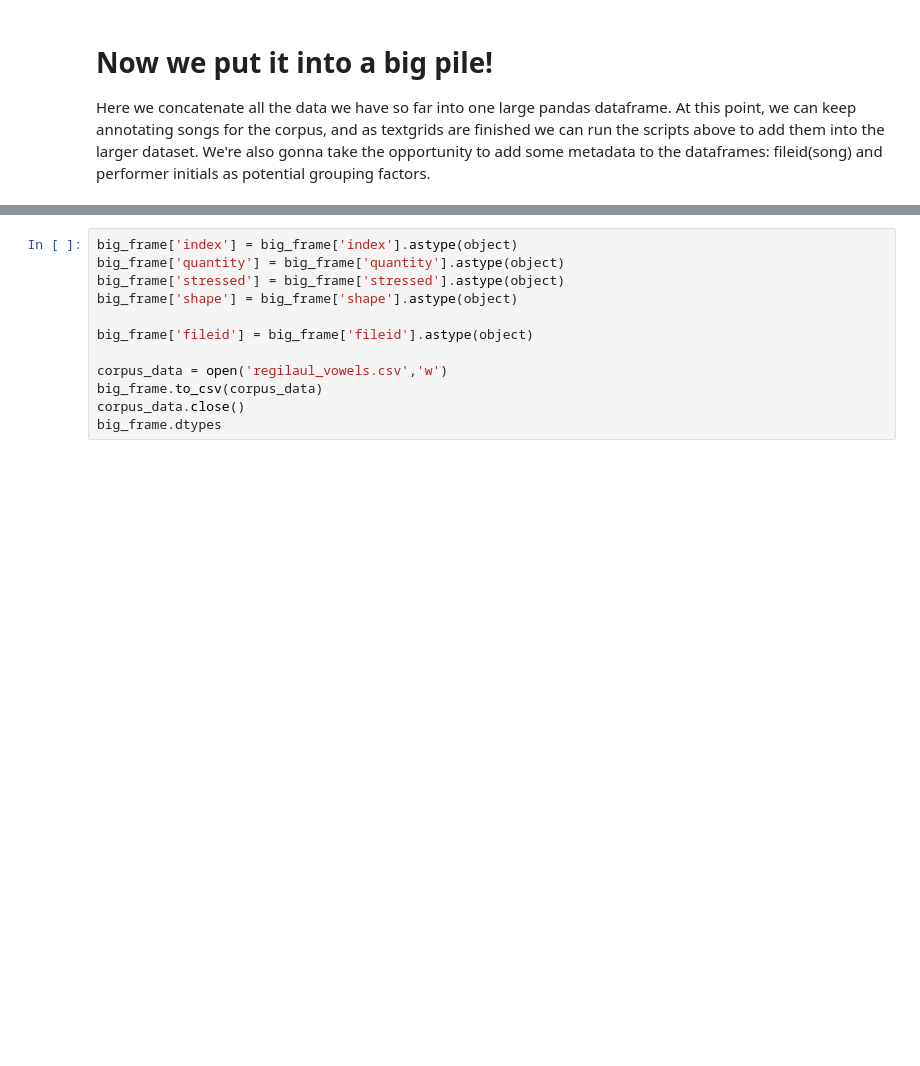
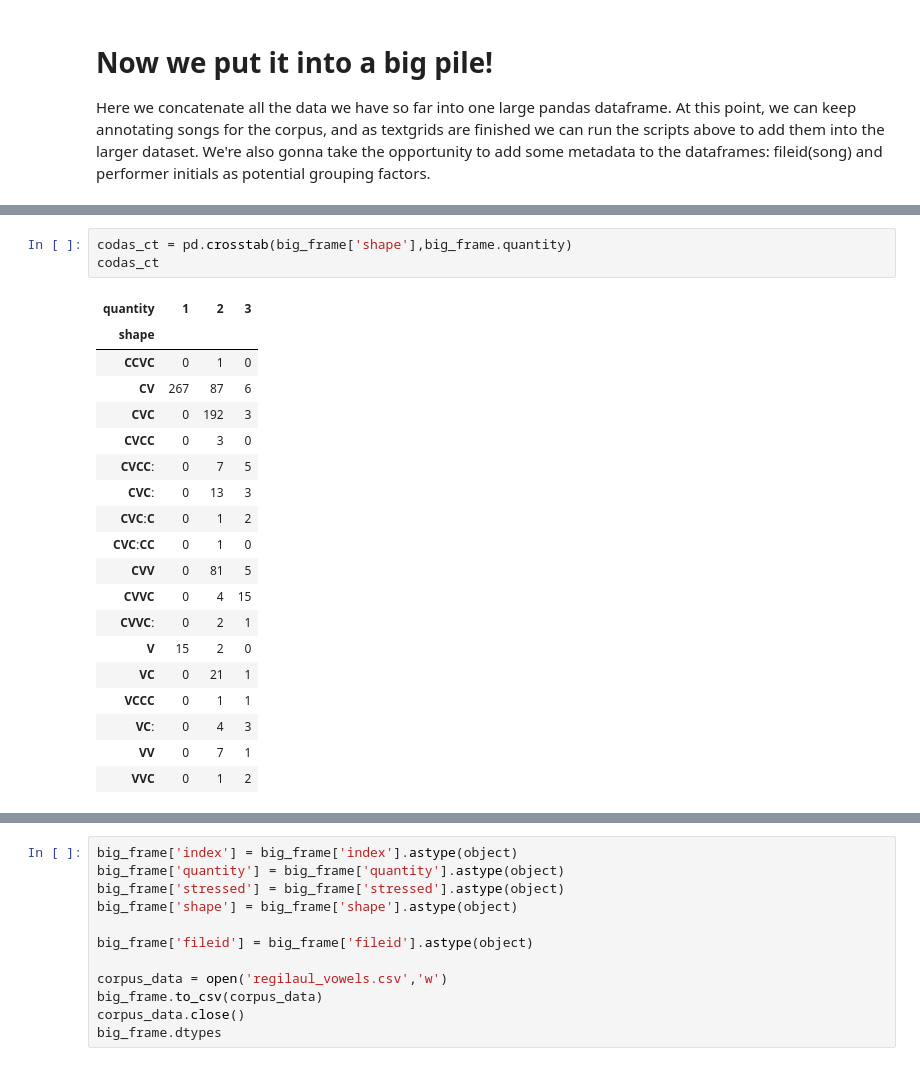
Before and after one commit to sally-ran-some/eesti_regilaul, a Jupyter notebook: preprocess_jupyter/build_songcorpus.ipynb, the cells around one changed output, grey strips where cells are left out. Drawn from its saved outputs; the diff is of its cells as text; blank space fills up the shorter version.

```diff
--- a/preprocess_jupyter/build_songcorpus.ipynb
+++ b/preprocess_jupyter/build_songcorpus.ipynb
@@ -308 +276,24 @@ array(['CVVC', 'CVCC', 'CV', 'CVCː', 'CVV', 'CVC', 'CVCːC', 'VCCC', 'V',
       dtype=object)
+# %%
+codas_ct = pd.crosstab(big_frame['shape'],big_frame.quantity)
+codas_ct
+# %% [output]
+| quantity | 1 | 2 | 3 |
+| shape |  |  |  |
+| CCVC | 0 | 1 | 0 |
+| CV | 267 | 87 | 6 |
+| CVC | 0 | 192 | 3 |
+| CVCC | 0 | 3 | 0 |
+| CVCCː | 0 | 7 | 5 |
+| CVCː | 0 | 13 | 3 |
+| CVCːC | 0 | 1 | 2 |
+| CVCːCC | 0 | 1 | 0 |
+| CVV | 0 | 81 | 5 |
+| CVVC | 0 | 4 | 15 |
+| CVVCː | 0 | 2 | 1 |
+| V | 15 | 2 | 0 |
+| VC | 0 | 21 | 1 |
+| VCCC | 0 | 1 | 1 |
+| VCː | 0 | 4 | 3 |
+| VV | 0 | 7 | 1 |
+| VVC | 0 | 1 | 2 |
```
Also changed, not shown: parts of 6 cells of this notebook, 8 other files.
